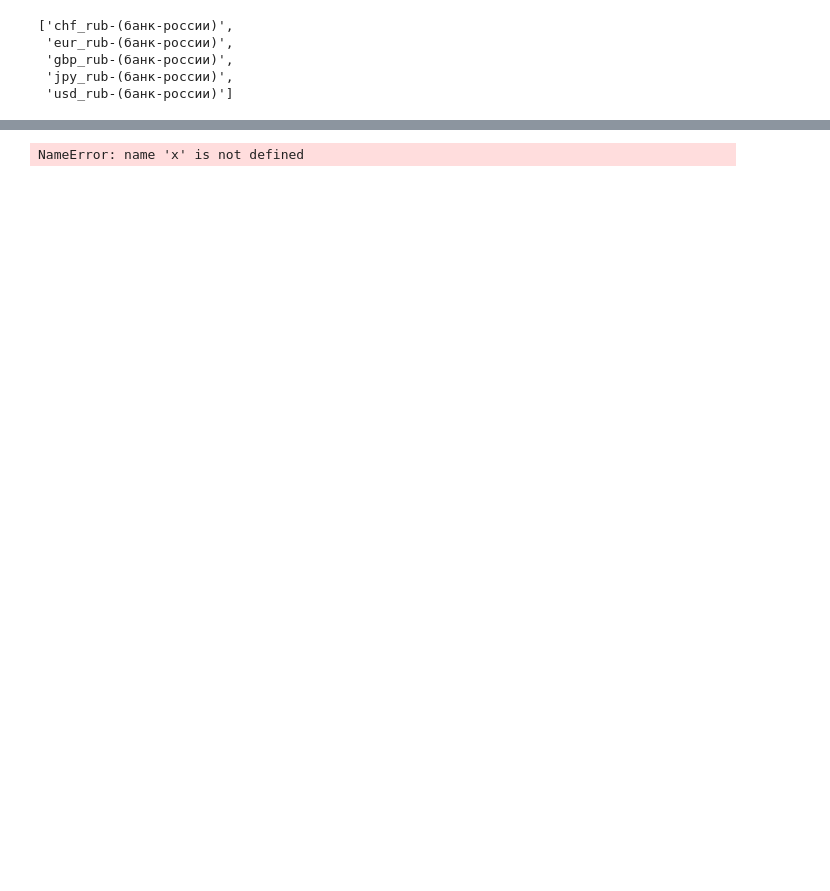
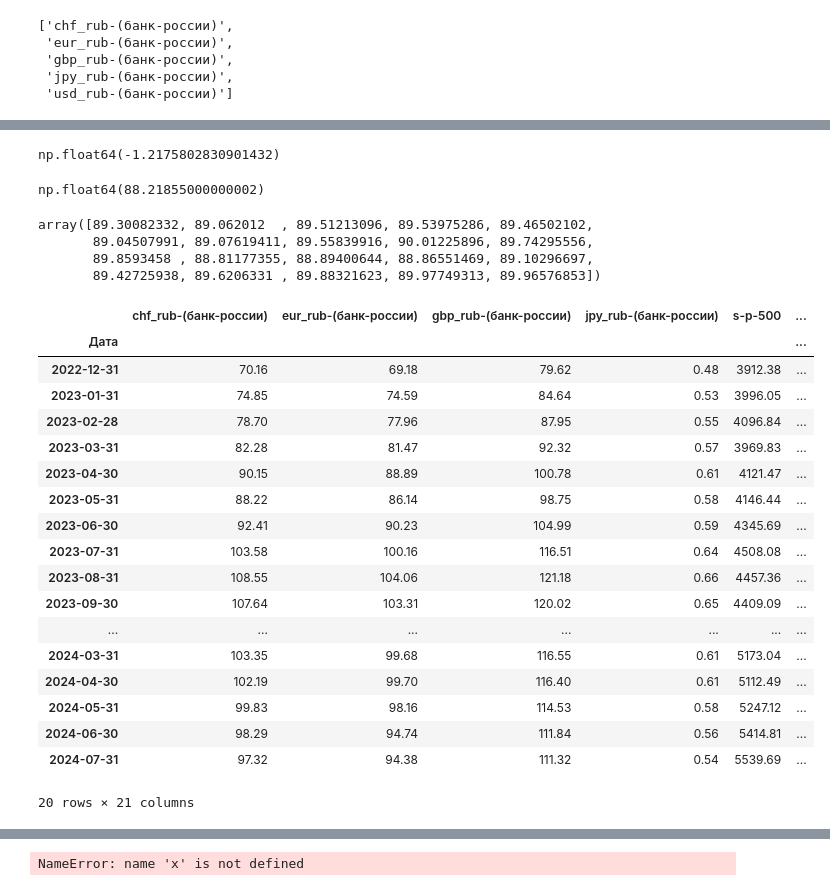
Before and after one commit to uc20100/Diplom-2024, a Jupyter notebook: diplom_2024.ipynb, the cells around one changed output, grey strips where cells are left out. Cells and saved outputs as stored; diff of their text form; code cells hidden in the pictures; blank space fills up the shorter version.

```diff
--- a/diplom_2024.ipynb
+++ b/diplom_2024.ipynb
@@ -508,8 +515,8 @@ def create_target(df, currency_list):
     :return: возвращает датафрейм с таргетами, название колонок которые добавили.
     '''
 
-    target_name_list = []
-    x = df.copy()
+    train_test_dict = {}
+
 
     # Вычислим среднее значение за год
     for item in currency_list:
@@ -518,13 +525,28 @@ def create_target(df, currency_list):
         new_name_columns = f'{item_text}-mean'.replace('_', '-')
 
         # Вычисление среднего курса за год
-        target_name_list.append(new_name_columns)
-        item_mean_year = df.groupby(['Year']).agg({item:'mean'}).rename(columns={item:f'{new_name_columns}-year'})
-        x = x.merge(item_mean_year, on=['Year'], how='left')
+        name_columns = f'{new_name_columns}-year'
+        item_mean_year = df.groupby(['Year']).agg({item:'mean'}).rename(columns={item:name_columns})
+        item_mean_year[name_columns] = item_mean_year[name_columns]
+        # x = x.merge(item_mean_year, on=['Year'], how='left')
 
         # Вычисление среднего куса за месяц
-        target_name_list.append(new_name_columns)
-        item_mean_month = df.groupby(['Year', 'Month']).agg({item:'mean'}).rename(columns={item:f'{new_name_columns}-month'})
-        x = x.merge(item_mean_month, on=['Year', 'Month'], how='left')
+        name_columns = f'{new_name_columns}-month'
+        item_mean_month = df.groupby(['Year', 'Month']).agg({item:'mean'}).rename(columns={item:name_columns})
+        item_mean_month[name_columns] = item_mean_month[name_columns]
+        result = df.merge(item_mean_month, on=['Year', 'Month'], how='left')
 
-    return x, target_name_list
+        # Удалили пустые строки
+        result.dropna(subset=[name_columns], inplace=True)
+        # Установим столбец даты в качестве индекса
+        result.set_index('Дата', inplace=True)
+        # Создадим X и y датасеты
+        # y = temp[name_columns]
+        # X = temp.drop(columns=name_columns, axis=1)
+
+        # result.drop(columns=currency_list, axis=1, inplace=True)
+        train_test_dict[name_columns] = result
+
+
+
+    return  train_test_dict
@@ -549,0 +653,37 @@ X
+# %%
+y_test.mean() - y_pred.mean()
+# %% [output]
+np.float64(-1.2175802830901432)
+# %%
+y_test.mean()
+# %% [output]
+np.float64(88.21855000000002)
+# %%
+y_pred
+# %% [output]
+array([89.30082332, 89.062012  , 89.51213096, 89.53975286, 89.46502102,
+       89.04507991, 89.07619411, 89.55839916, 90.01225896, 89.74295556,
+       89.8593458 , 88.81177355, 88.89400644, 88.86551469, 89.10296697,
+       89.42725938, 89.6206331 , 89.88321623, 89.97749313, 89.96576853])
+# %%
+train_test_date['chf-rub-mean-month'].resample("M").mean().tail(20)
+# %% [output]
+|  | chf_rub-(банк-россии) | eur_rub-(банк-россии) | gbp_rub-(банк-россии) | jpy_rub-(банк-россии) | s-p-500 | ... |
+| Дата |  |  |  |  |  | ... |
+| 2022-12-31 | 70.16 | 69.18 | 79.62 | 0.48 | 3912.38 | ... |
+| 2023-01-31 | 74.85 | 74.59 | 84.64 | 0.53 | 3996.05 | ... |
+| 2023-02-28 | 78.70 | 77.96 | 87.95 | 0.55 | 4096.84 | ... |
+| 2023-03-31 | 82.28 | 81.47 | 92.32 | 0.57 | 3969.83 | ... |
+| 2023-04-30 | 90.15 | 88.89 | 100.78 | 0.61 | 4121.47 | ... |
+| 2023-05-31 | 88.22 | 86.14 | 98.75 | 0.58 | 4146.44 | ... |
+| 2023-06-30 | 92.41 | 90.23 | 104.99 | 0.59 | 4345.69 | ... |
+| 2023-07-31 | 103.58 | 100.16 | 116.51 | 0.64 | 4508.08 | ... |
+| 2023-08-31 | 108.55 | 104.06 | 121.18 | 0.66 | 4457.36 | ... |
+| 2023-09-30 | 107.64 | 103.31 | 120.02 | 0.65 | 4409.09 | ... |
+| ... | ... | ... | ... | ... | ... | ... |
+| 2024-03-31 | 103.35 | 99.68 | 116.55 | 0.61 | 5173.04 | ... |
+| 2024-04-30 | 102.19 | 99.70 | 116.40 | 0.61 | 5112.49 | ... |
+| 2024-05-31 | 99.83 | 98.16 | 114.53 | 0.58 | 5247.12 | ... |
+| 2024-06-30 | 98.29 | 94.74 | 111.84 | 0.56 | 5414.81 | ... |
+| 2024-07-31 | 97.32 | 94.38 | 111.32 | 0.54 | 5539.69 | ... |
+20 rows × 21 columns
```
Also changed, not shown: parts of 138 cells of this notebook.
